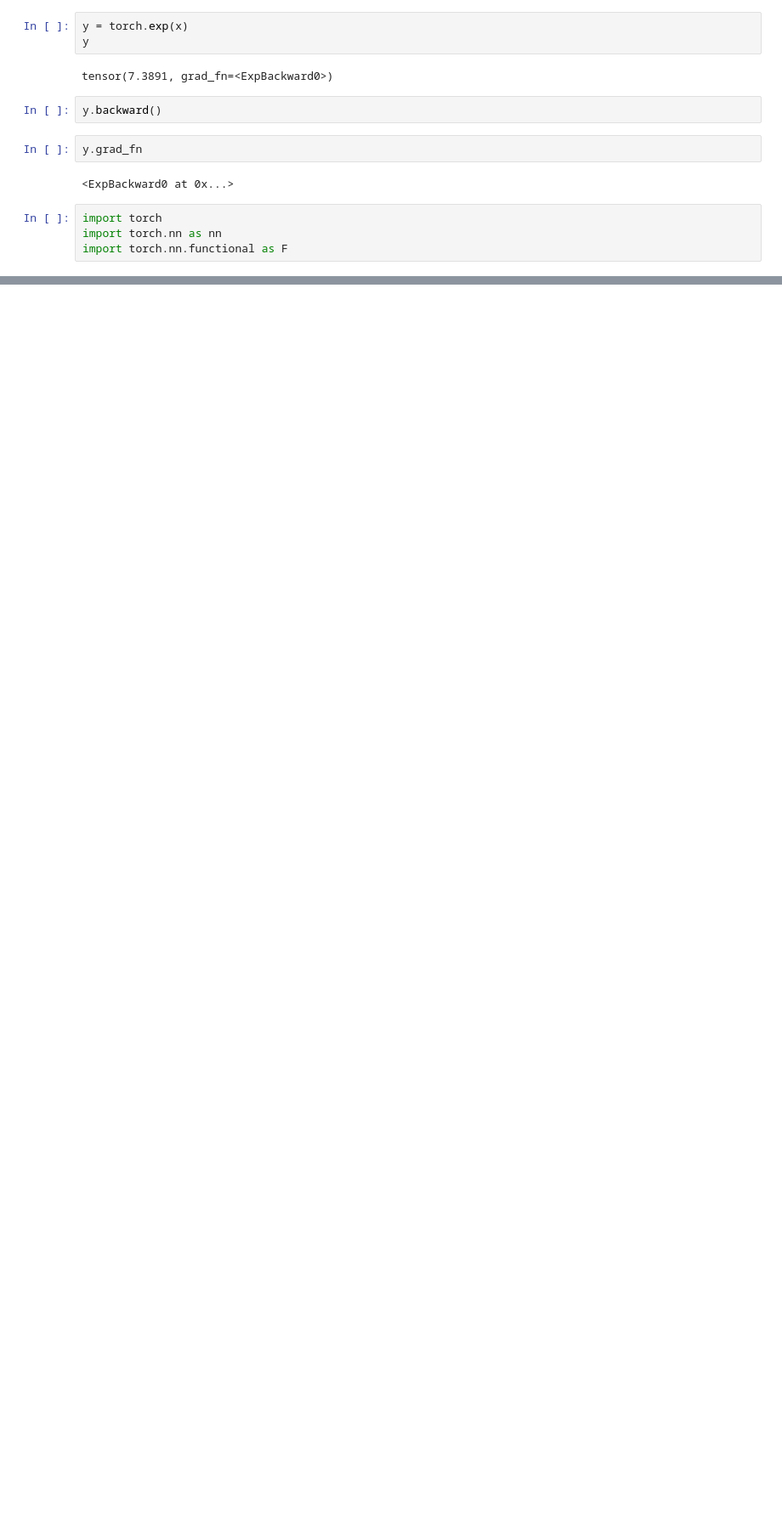
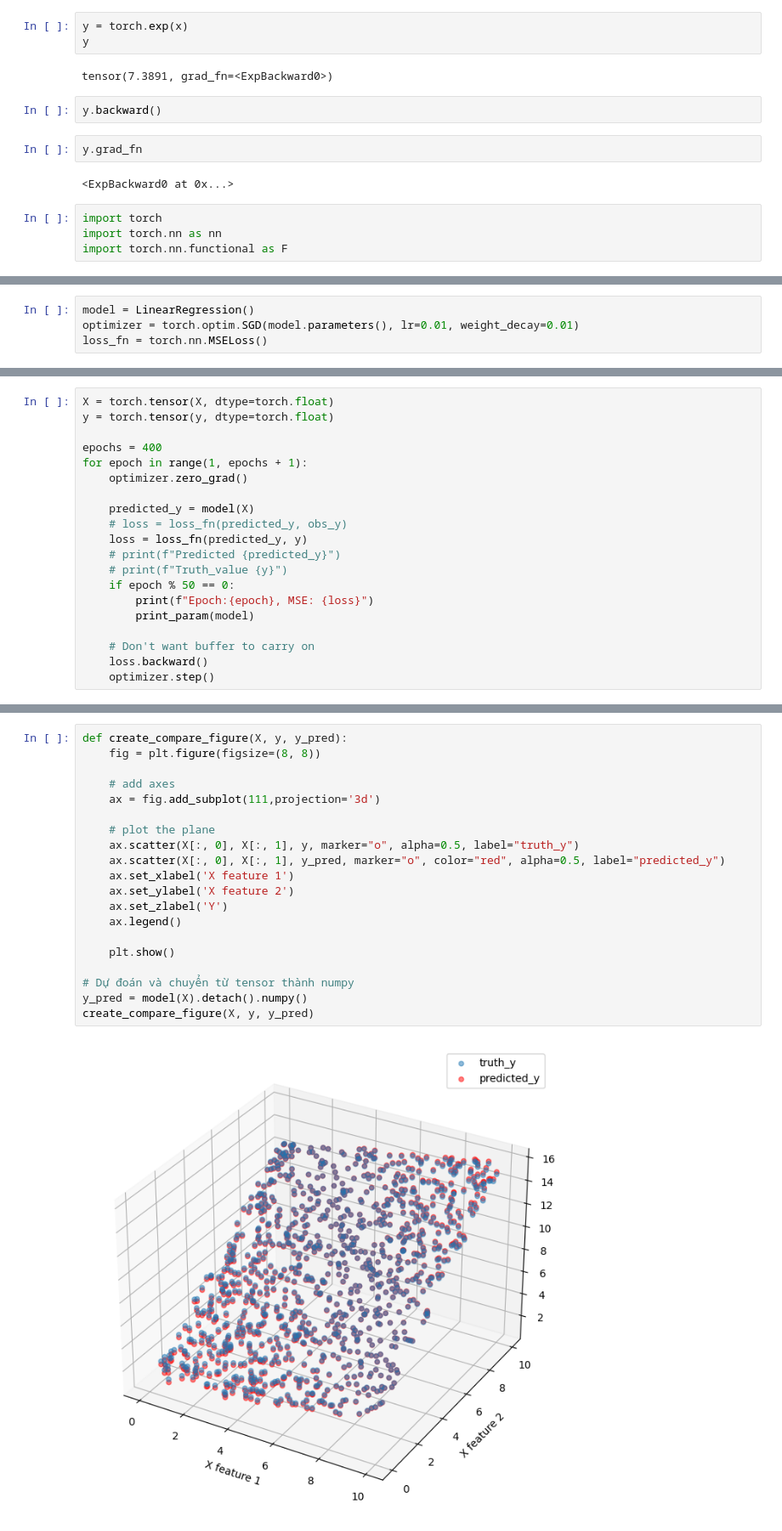
Before and after one commit to ntphiep/pytorch-keras-comparation, a Jupyter notebook: test.ipynb, the cells around one changed output, grey strips where cells are left out. Shown at 85% size. Cells and saved outputs as stored; diff of their text form; blank space fills up the shorter version.

```diff
--- a/test.ipynb
+++ b/test.ipynb
@@ -26,0 +171,4 @@ class Net(nn.Module):
+# %%
+model = LinearRegression()
+optimizer = torch.optim.SGD(model.parameters(), lr=0.01, weight_decay=0.01)
+loss_fn = torch.nn.MSELoss()
@@ -26,0 +192,20 @@ class Net(nn.Module):
+# %%
+X = torch.tensor(X, dtype=torch.float)
+y = torch.tensor(y, dtype=torch.float)
+
+epochs = 400
+for epoch in range(1, epochs + 1):
+    optimizer.zero_grad()
+
+    predicted_y = model(X)
+    # loss = loss_fn(predicted_y, obs_y)
+    loss = loss_fn(predicted_y, y)
+    # print(f"Predicted {predicted_y}")
+    # print(f"Truth_value {y}")
+    if epoch % 50 == 0:
+        print(f"Epoch:{epoch}, MSE: {loss}")
+        print_param(model)
+
+    # Don't want buffer to carry on
+    loss.backward()
+    optimizer.step()
@@ -26,0 +237,22 @@ class Net(nn.Module):
+# %%
+def create_compare_figure(X, y, y_pred):
+    fig = plt.figure(figsize=(8, 8))
+
+    # add axes
+    ax = fig.add_subplot(111,projection='3d')
+
+    # plot the plane
+    ax.scatter(X[:, 0], X[:, 1], y, marker="o", alpha=0.5, label="truth_y")
+    ax.scatter(X[:, 0], X[:, 1], y_pred, marker="o", color="red", alpha=0.5, label="predicted_y")
+    ax.set_xlabel('X feature 1')
+    ax.set_ylabel('X feature 2')
+    ax.set_zlabel('Y')
+    ax.legend()
+
+    plt.show()
+
+# Dự đoán và chuyển từ tensor thành numpy
+y_pred = model(X).detach().numpy()
+create_compare_figure(X, y, y_pred)
+# %% [output]
+[figure, added]
```
Also changed, not shown: parts of 26 cells of this notebook, 2 other files.
